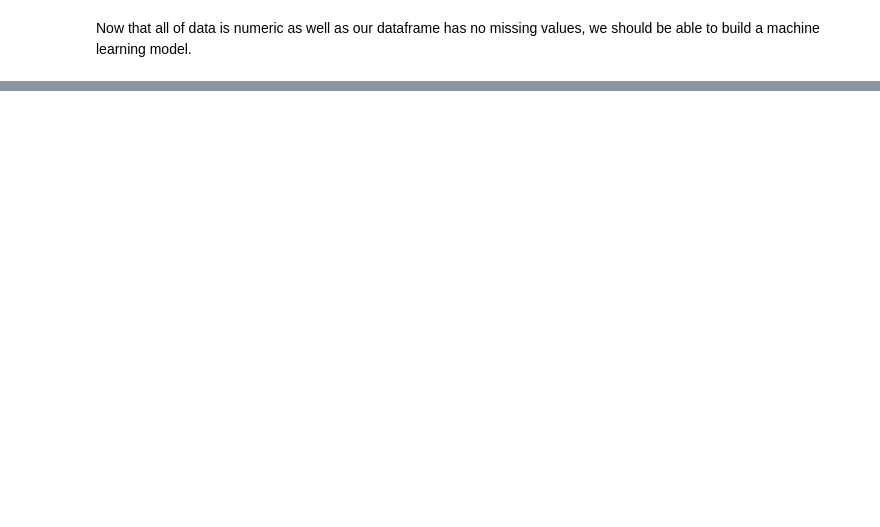
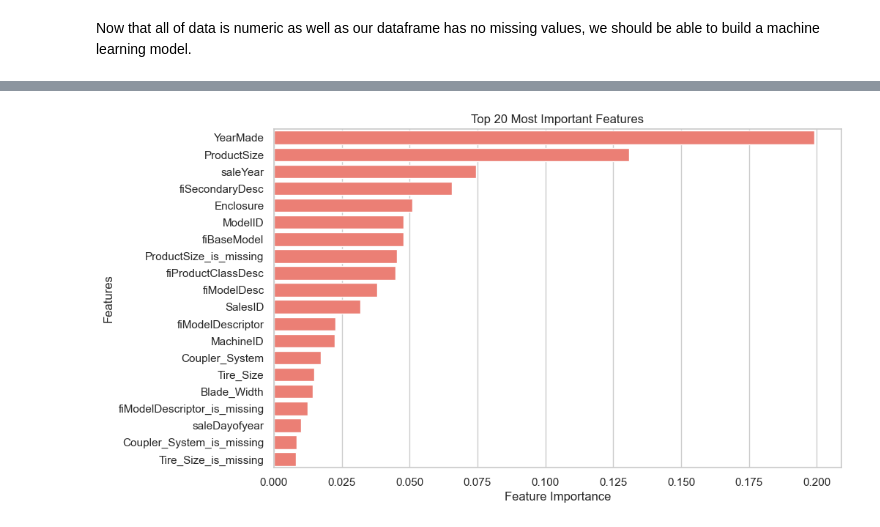
Before and after one commit to johnkdevops/zerotomastery-ml-course, a Jupyter notebook: bulldozer-price-prediction-project/end-to-end-bulldozer-price-regression.ipynb, the cells around one changed output, grey strips where cells are left out. Cells and saved outputs as stored; diff of their text form; code cells hidden in the pictures; blank space fills up the shorter version.

```diff
--- a/bulldozer-price-prediction-project/end-to-end-bulldozer-price-regression.ipynb
+++ b/bulldozer-price-prediction-project/end-to-end-bulldozer-price-regression.ipynb
@@ -796,0 +1071,4 @@ model.fit(df_tmp.drop("SalePrice", axis=1), df_tmp.SalePrice)
+# %%
+# Sort DataFrame in date order
+df.sort_values(by=["saledate"], inplace=True, ascending=True)
+df.saledate.head(20)
@@ -796,0 +1379,42 @@ model.fit(df_tmp.drop("SalePrice", axis=1), df_tmp.SalePrice)
+# %%
+import seaborn as sns
+
+# Define a custom palette with a salmon color
+custom_palette = sns.color_palette(["#FF6F61", "#3498db", "#2ecc71"])  # Salmon-like color + others
+# %%
+# Helper function for plotting feature importance
+def plot_features(columns, importances, n=20):
+    """
+    Plots the top n most important features based on their importances.
+
+    Parameters:
+    columns (list): A list of feature names (column names).
+    importances (list): A list of feature importance scores corresponding to the columns.
+    n (int): The number of top features to display. Default is 20.
+
+    Returns:
+    None
+    """
+    # Set Seaborn style
+    sns.set_palette(custom_palette)
+
+    # Create a DataFrame to hold features and their importance
+    df = (pd.DataFrame({"features": columns,
+                        "feature_importances": importances})
+          .sort_values("feature_importances", ascending=False)
+          .reset_index(drop=True))
+
+    # Plot the dataframe using seaborn's barplot
+    plt.figure(figsize=(10, 6))  # Optionally adjust the figure size
+    ax = sns.barplot(x="feature_importances", y="features", data=df[:n], orient="h")
+    # Set plot title and labels
+    ax.set_title(f"Top {n} Most Important Features")
+    ax.set_xlabel("Feature Importance")
+    ax.set_ylabel("Features")
+
+    # Invert the y-axis to display the most important feature at the top
+    plt.show()
+# %%
+plot_features(X_train.columns, ideal_model.feature_importances_)
+# %% [output]
+[figure, added]
```
Also changed, not shown: parts of 95 cells of this notebook, 1 other file.
